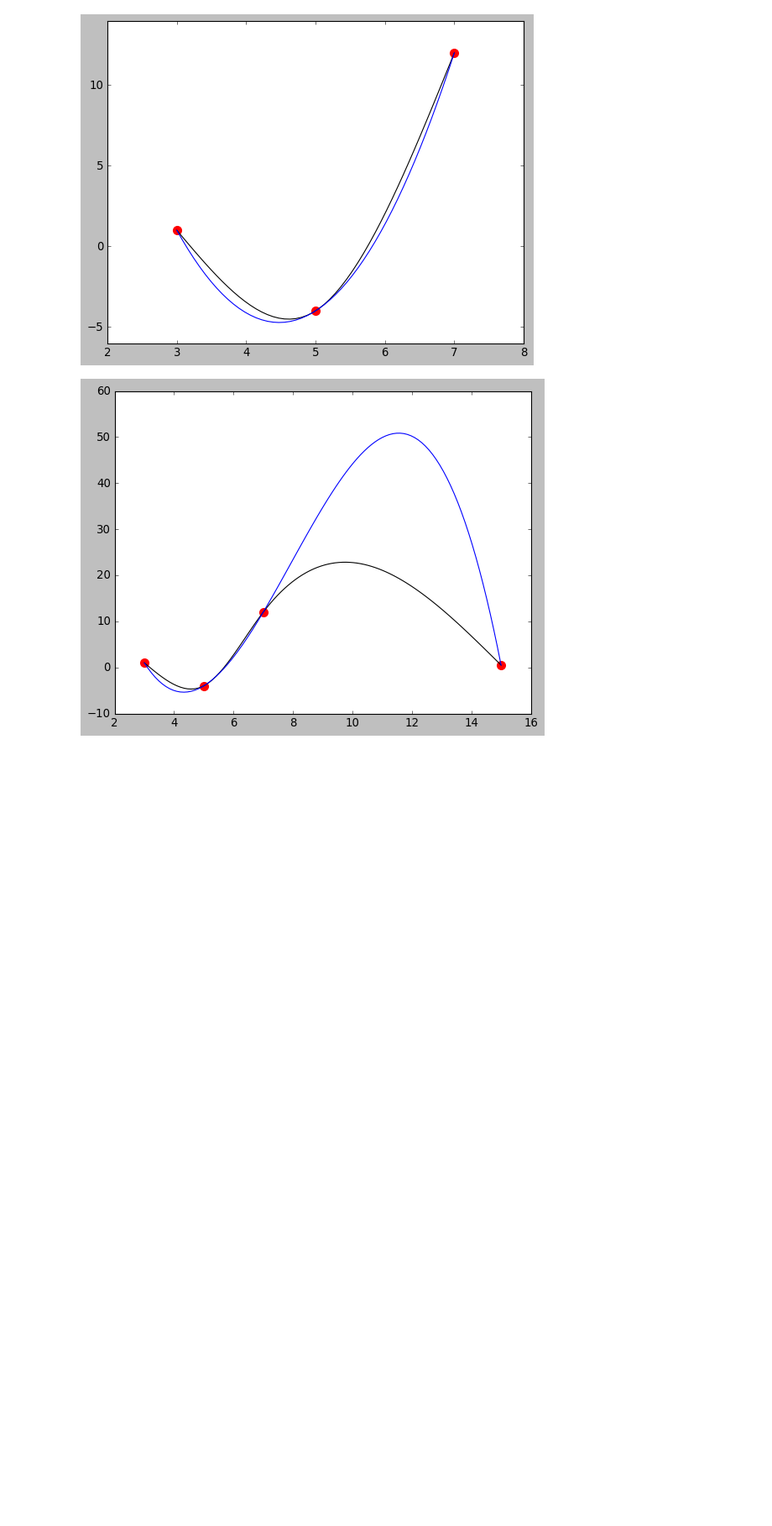
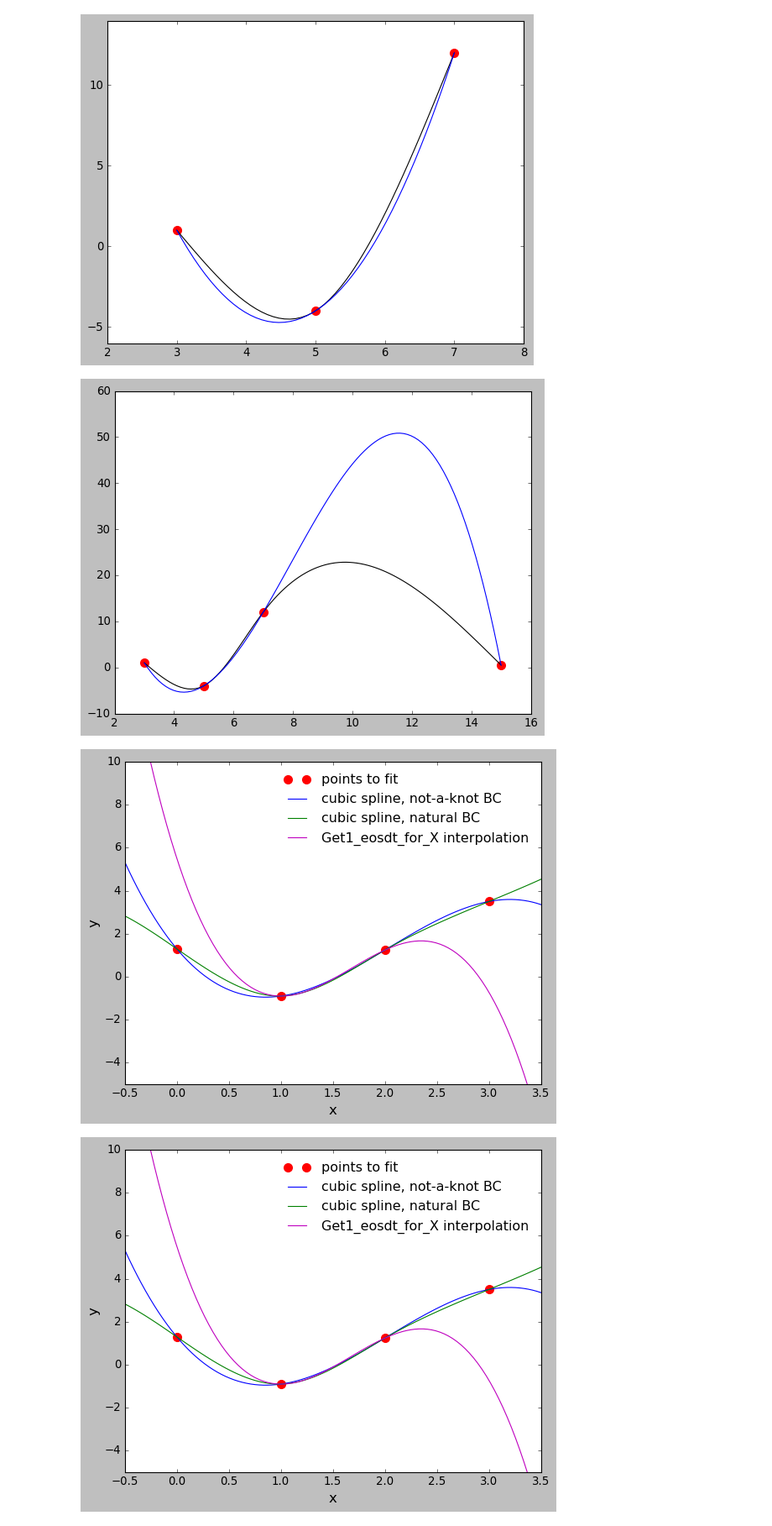
Before and after one commit to esandford/giant_planets, a Jupyter notebook: MESA_EoS/thermo_consistency/test_cubic_spline.ipynb, the cells around one changed output. Shown at 84% size. Saved outputs shown, nothing was run; the diff lists cells and outputs as text; code cells hidden in the pictures; blank space fills up the shorter version.

```diff
--- a/MESA_EoS/thermo_consistency/test_cubic_spline.ipynb
+++ b/MESA_EoS/thermo_consistency/test_cubic_spline.ipynb
@@ -190,3 +212,51 @@ ax.plot(test_x_4, test_y_4_noknot, 'b-')
 plt.show()
 # %% [output]
 [figure]
+# %%
+def mesa_interpolation(x, node_x, node_y):
+    a0 = node_y[0]
+    a1 = node_y[1]
+    a2 = node_y[2]
+    a3 = node_y[3]
+
+    x0 = node_x[0]
+    x1 = node_x[1]
+    x2 = node_x[2]
+    x3 = node_x[3]
+
+    h = x1 - x0
+
+    k = x - x1
+
+    s_x = a1 + k*(-0.5*a0 + 0.5*a2) + k**2*(a0 - 2.5*a1 + 2*a2 - 0.5*a3) + k**3 * (-0.5*a0 + 1.5*a1 - 1.5*a2 + 0.5*a3)
+
+    return s_x
+# %%
+test_x_even = np.arange(0,4)
+test_y_even = (1.3,-0.9,1.24,3.5)
+
+test_y_spline_even = spline4_noknotBC_evenlyspaced(x=np.linspace(-0.5,3.5,100), node_x=test_x_even, node_y=test_y_even)
+test_y_4_noknot = spline4_noknotBC(x=np.linspace(-0.5,3.5,100),node_x =test_x_even,node_y=test_y_even)
+test_y_4_natural = spline4_naturalBC(x=np.linspace(-0.5,3.5,100),node_x =test_x_even,node_y=test_y_even)
+test_MESA = mesa_interpolation(x=np.linspace(-0.5,3.5,100),node_x =test_x_even,node_y=test_y_even)
+
+fig, ax = plt.subplots(1,1,figsize=(8,6))
+ax.plot(test_x_even,test_y_even,'ro',mec='None',ms=10,label='points to fit')
+
+#ax.plot(np.linspace(-0.5,3.5,100), test_y_spline_even, 'k-',label='cubic spline, not-a-knot BC')
+ax.plot(np.linspace(-0.5,3.5,100), test_y_4_noknot, 'b-',label='cubic spline, not-a-knot BC')
+ax.plot(np.linspace(-0.5,3.5,100), test_y_4_natural, 'g-',label='cubic spline, natural BC')
+ax.plot(np.linspace(-0.5,3.5,100), test_MESA, 'm-', label='Get1_eosdt_for_X interpolation')
+
+ax.set_xlim(-0.5,3.5)
+
+ax.set_xlabel('x',fontsize=15)
+ax.set_ylabel('y',fontsize=15)
+ax.legend(loc='upper right',frameon=False)
+ax.set_ylim(-5,10)
+
+plt.show()
+#plt.savefig("MESA_interpolation_comparison.pdf",bbox_inches='tight')
+# %% [output]
+[figure, added]
+[figure, added]
```
Also changed, not shown: parts of 2 cells of this notebook, 11 other files.
